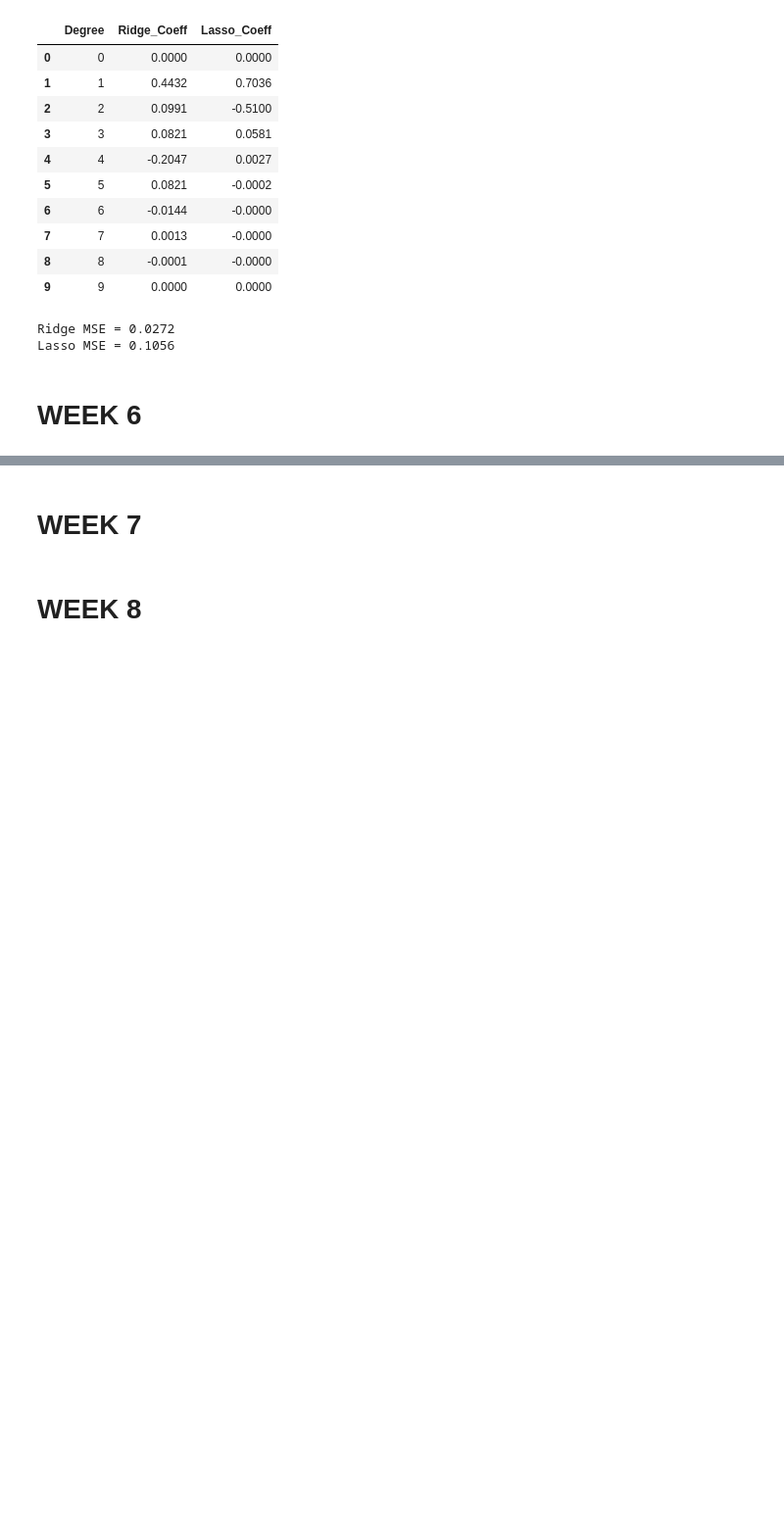
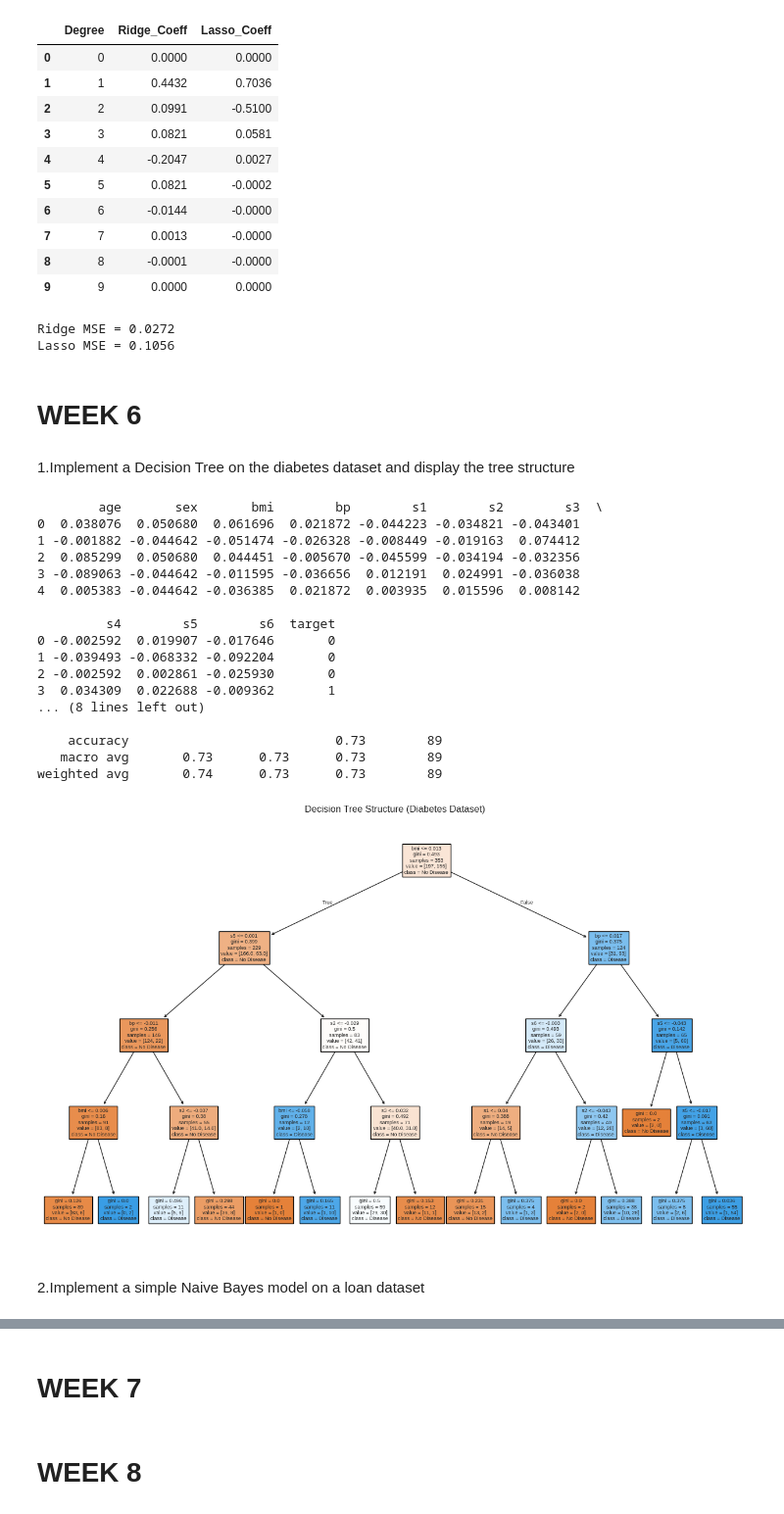
Before and after one commit to V4T5AV/ML, a Jupyter notebook: ML.ipynb, the cells around one changed output, grey strips where cells are left out. Shown at 98% size. Saved outputs shown, nothing was run; the diff lists cells and outputs as text; code cells hidden in the pictures; blank space fills up the shorter version.

```diff
--- a/ML.ipynb
+++ b/ML.ipynb
@@ -788,3 +788,75 @@ Ridge MSE = 0.0272
 Lasso MSE = 0.1056
 # %% [markdown]
 # WEEK 6
+# %% [markdown]
+1.Implement a Decision Tree on the diabetes dataset and display the tree structure
+# %%
+# ===============================
+# STEP 1: Import libraries
+# ===============================
+import numpy as np
+import pandas as pd
+import matplotlib.pyplot as plt
+from sklearn import datasets
+from sklearn.model_selection import train_test_split
+from sklearn.tree import DecisionTreeClassifier, plot_tree
+from sklearn.metrics import accuracy_score, classification_report
+
+# ===============================
+# STEP 2: Load Diabetes dataset (from sklearn)
+# ===============================
+from sklearn.datasets import load_diabetes
+data = load_diabetes(as_frame=True)
+df = data.frame
+df['target'] = (data.target > data.target.mean()).astype(int)  # convert regression to binary
+
+print(df.head())
+
+# ===============================
+# STEP 3: Split Data
+# ===============================
+X = df.drop('target', axis=1)
+y = df['target']
+X_train, X_test, y_train, y_test = train_test_split(X, y, test_size=0.2, random_state=42)
+
+# ===============================
+# STEP 4: Train Decision Tree Classifier
+# ===============================
+clf = DecisionTreeClassifier(max_depth=4, random_state=42)
+clf.fit(X_train, y_train)
+
+# ===============================
+# STEP 5: Evaluate
+# ===============================
+y_pred = clf.predict(X_test)
+print("Accuracy:", accuracy_score(y_test, y_pred))
+print("\nClassification Report:\n", classification_report(y_test, y_pred))
+
+# ===============================
+# STEP 6: Visualize the Tree
+# ===============================
+plt.figure(figsize=(16,10))
+plot_tree(clf, feature_names=X.columns, class_names=['No Disease','Disease'], filled=True)
+plt.title("Decision Tree Structure (Diabetes Dataset)")
+plt.show()
+# %% [output]
+        age       sex       bmi        bp        s1        s2        s3  \
+0  0.038076  0.050680  0.061696  0.021872 -0.044223 -0.034821 -0.043401
+1 -0.001882 -0.044642 -0.051474 -0.026328 -0.008449 -0.019163  0.074412
+2  0.085299  0.050680  0.044451 -0.005670 -0.045599 -0.034194 -0.032356
+3 -0.089063 -0.044642 -0.011595 -0.036656  0.012191  0.024991 -0.036038
+4  0.005383 -0.044642 -0.036385  0.021872  0.003935  0.015596  0.008142
+
+         s4        s5        s6  target
+0 -0.002592  0.019907 -0.017646       0
+1 -0.039493 -0.068332 -0.092204       0
+2 -0.002592  0.002861 -0.025930       0
+3  0.034309  0.022688 -0.009362       1
+... (8 lines left out)
+
+    accuracy                           0.73        89
+   macro avg       0.73      0.73      0.73        89
+weighted avg       0.74      0.73      0.73        89
+[figure, added]
+# %% [markdown]
+2.Implement a simple Naive Bayes model on a loan dataset
```
Also changed, not shown: parts of 7 cells of this notebook.
